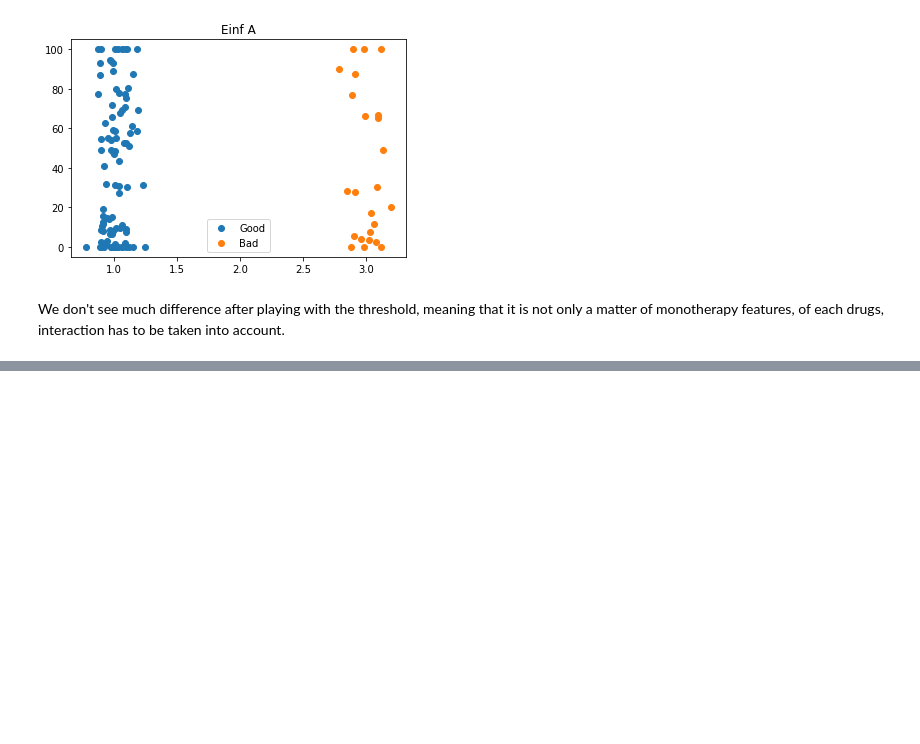
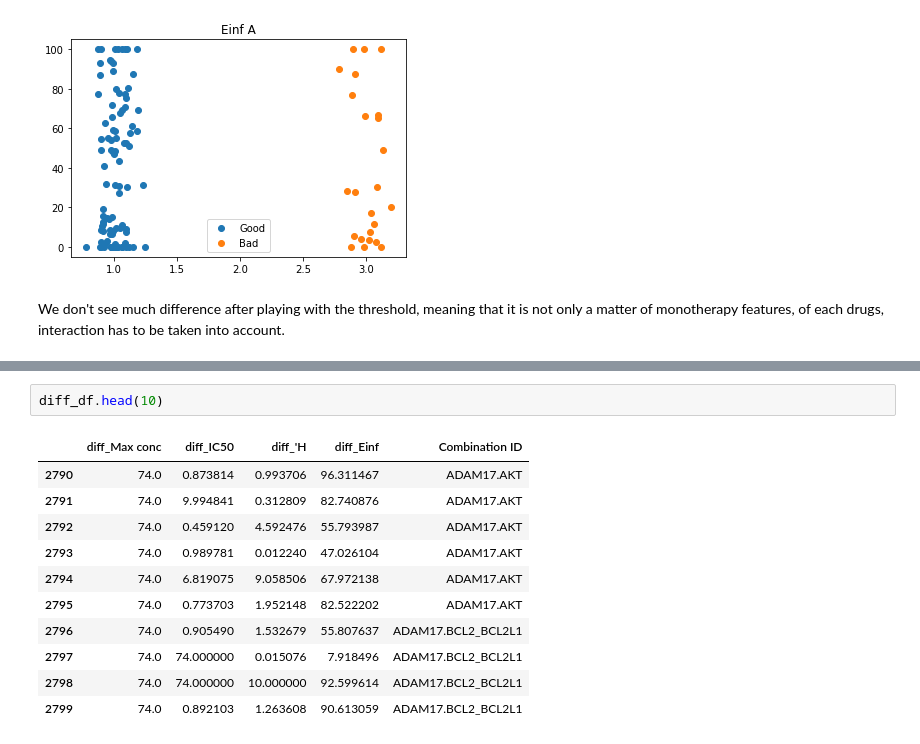
Before and after one commit to edmanft/cat_drug_synergy, a Jupyter notebook: Drug_pair_analysis.ipynb, the cells around one changed output, grey strips where cells are left out. Cells and saved outputs as stored; diff of their text form; blank space fills up the shorter version.

```diff
--- a/Drug_pair_analysis.ipynb
+++ b/Drug_pair_analysis.ipynb
@@ -283,0 +351,14 @@ We don't see much difference after playing with the threshold, meaning that it i
+# %%
+diff_df.head(10)
+# %% [output]
+|  | diff_Max conc | diff_IC50 | diff_'H | diff_Einf | Combination ID |
+| 2790 | 74.0 | 0.873814 | 0.993706 | 96.311467 | ADAM17.AKT |
+| 2791 | 74.0 | 9.994841 | 0.312809 | 82.740876 | ADAM17.AKT |
+| 2792 | 74.0 | 0.459120 | 4.592476 | 55.793987 | ADAM17.AKT |
+| 2793 | 74.0 | 0.989781 | 0.012240 | 47.026104 | ADAM17.AKT |
+| 2794 | 74.0 | 6.819075 | 9.058506 | 67.972138 | ADAM17.AKT |
+| 2795 | 74.0 | 0.773703 | 1.952148 | 82.522202 | ADAM17.AKT |
+| 2796 | 74.0 | 0.905490 | 1.532679 | 55.807637 | ADAM17.BCL2_BCL2L1 |
+| 2797 | 74.0 | 74.000000 | 0.015076 | 7.918496 | ADAM17.BCL2_BCL2L1 |
+| 2798 | 74.0 | 74.000000 | 10.000000 | 92.599614 | ADAM17.BCL2_BCL2L1 |
+| 2799 | 74.0 | 0.892103 | 1.263608 | 90.613059 | ADAM17.BCL2_BCL2L1 |
```
Also changed, not shown: parts of 11 cells of this notebook.
